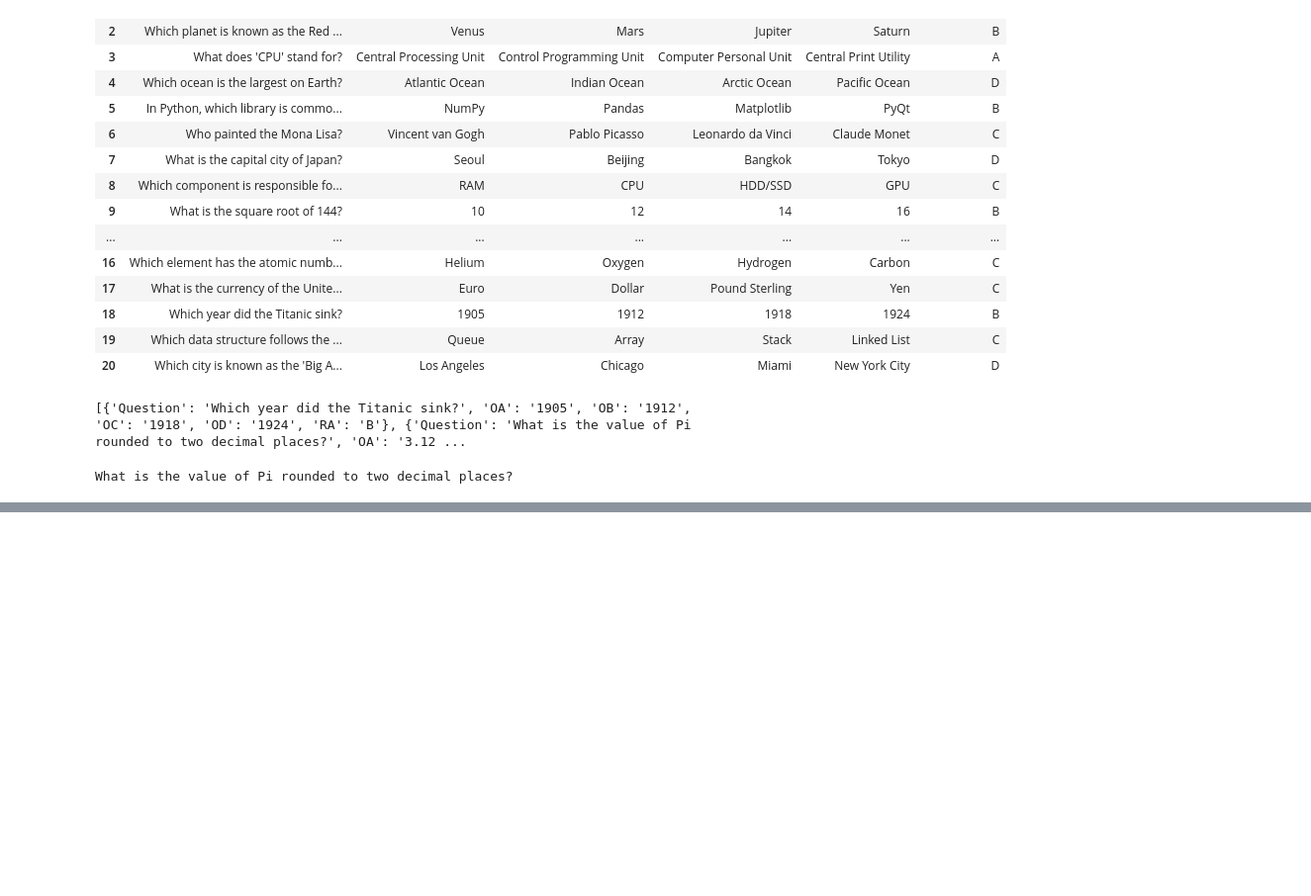
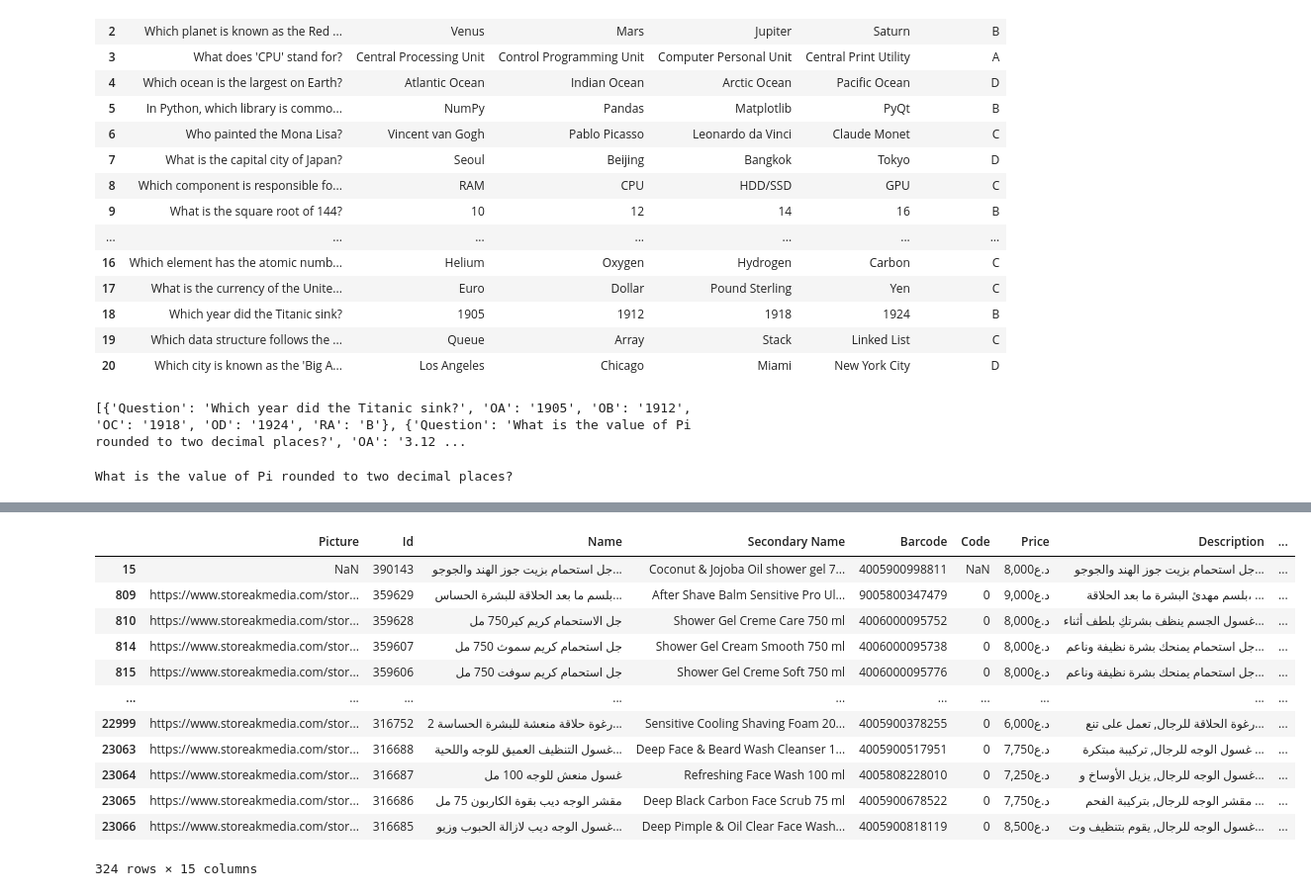
Before and after one commit to Ahmadhumayoun/AdvancePythonClassRepo, a Jupyter notebook: PandasLearning.ipynb, the cells around one changed output, grey strips where cells are left out. Shown at 99% size. Cells and saved outputs as stored; diff of their text form; code cells hidden in the pictures; blank space fills up the shorter version.

Commit message:
Pandas Filtering and Updating
3/17/2026 8:00pm

```diff
--- a/PandasLearning.ipynb
+++ b/PandasLearning.ipynb
@@ -29,8 +31,8 @@ df
 # %%
 df.to_csv("ClasFirstTable.csv")
 # %%
-dfItems = pd.read_excel("/Users/muhammadahmadhumayoun/Downloads/GithubTutorial/AdvancePythonClass/AdvancePythonClassRepo/PandasTabularData/VendorProducts.xlsx",sheet_name="Items")
-dfCollections= pd.read_excel("/Users/muhammadahmadhumayoun/Downloads/GithubTutorial/AdvancePythonClass/AdvancePythonClassRepo/PandasTabularData/VendorProducts.xlsx",sheet_name="Collections")
+dfItems = pd.read_excel("C:\\CurrentUnityProjects\\NavClassAdvancePython\\AdvancePythonClassRepo\\PandasTabularData\\VendorProducts.xlsx",sheet_name="Items")
+dfCollections= pd.read_excel("C:\\CurrentUnityProjects\\NavClassAdvancePython\\AdvancePythonClassRepo\\PandasTabularData\\VendorProducts.xlsx",sheet_name="Collections")
 # %%
 dfItems
 # %% [output]
@@ -552,0 +609,16 @@ What is the value of Pi rounded to two decimal places?
+# %%
+dfItems[dfItems["Secondary Brand"]=="Nivea"]
+# %% [output]
+|  | Picture | Id | Name | Secondary Name | Barcode | Code | Price | Description | ... |
+| 15 | NaN | 390143 | جل استحمام بزيت جوز الهند والجوجو... | Coconut & Jojoba Oil shower gel 7... | 4005900998811 | NaN | 8,000د.ع | جل استحمام بزيت جوز الهند والجوجو... | ... |
+| 809 | https://www.storeakmedia.com/stor... | 359629 | بلسم ما بعد الحلاقة للبشرة الحساس... | After Shave Balm Sensitive Pro Ul... | 9005800347479 | 0 | 9,000د.ع | بلسم مهدئ البشرة ما بعد الحلاقة، ... | ... |
+| 810 | https://www.storeakmedia.com/stor... | 359628 | جل الاستحمام كريم كير750 مل | Shower Gel Creme Care 750 ml | 4006000095752 | 0 | 8,000د.ع | غسول الجسم ينظف بشرتكِ بلطف أثناء... | ... |
+| 814 | https://www.storeakmedia.com/stor... | 359607 | جل استحمام كريم سموث 750 مل | Shower Gel Cream Smooth 750 ml | 4006000095738 | 0 | 8,000د.ع | جل استحمام يمنحك بشرة نظيفة وناعم... | ... |
+| 815 | https://www.storeakmedia.com/stor... | 359606 | جل استحمام كريم سوفت 750 مل | Shower Gel Creme Soft 750 ml | 4006000095776 | 0 | 8,000د.ع | جل استحمام يمنحك بشرة نظيفة وناعم... | ... |
+| ... | ... | ... | ... | ... | ... | ... | ... | ... | ... |
+| 22999 | https://www.storeakmedia.com/stor... | 316752 | رغوة حلاقة منعشة للبشرة الحساسة 2... | Sensitive Cooling Shaving Foam 20... | 4005900378255 | 0 | 6,000د.ع | رغوة الحلاقة للرجال, تعمل على تنع... | ... |
+| 23063 | https://www.storeakmedia.com/stor... | 316688 | غسول التنظيف العميق للوجه واللحية... | Deep Face & Beard Wash Cleanser 1... | 4005900517951 | 0 | 7,750د.ع | غسول الوجه للرجال, تركيبة مبتكرة ... | ... |
+| 23064 | https://www.storeakmedia.com/stor... | 316687 | غسول منعش للوجه 100 مل | Refreshing Face Wash 100 ml | 4005808228010 | 0 | 7,250د.ع | غسول الوجه للرجال, يزيل الأوساخ و... | ... |
+| 23065 | https://www.storeakmedia.com/stor... | 316686 | مقشر الوجه ديب بقوة الكاربون 75 مل | Deep Black Carbon Face Scrub 75 ml | 4005900678522 | 0 | 7,750د.ع | مقشر الوجه للرجال, بتركيبة الفحم ... | ... |
+| 23066 | https://www.storeakmedia.com/stor... | 316685 | غسول الوجه ديب لازالة الحبوب وزيو... | Deep Pimple & Oil Clear Face Wash... | 4005900818119 | 0 | 8,500د.ع | غسول الوجه للرجال, يقوم بتنظيف وت... | ... |
+324 rows × 15 columns
```
Also changed, not shown: parts of 12 cells of this notebook.
